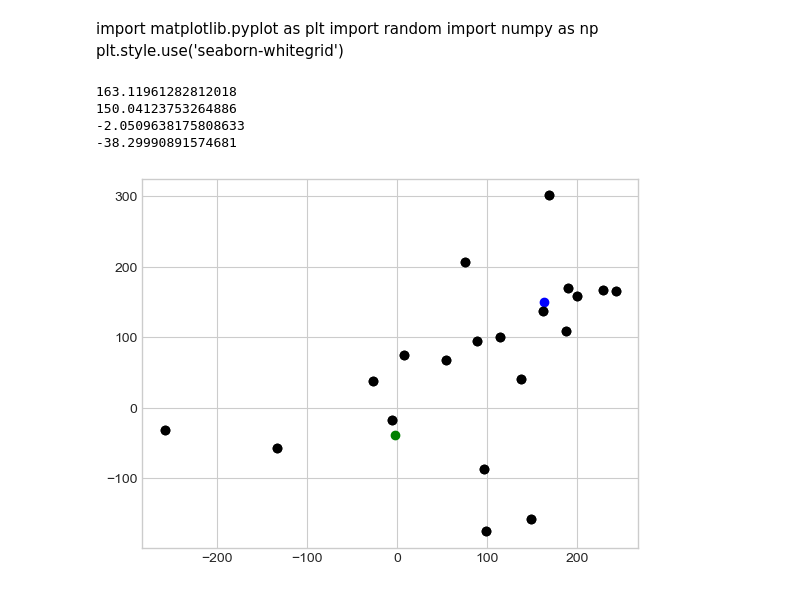
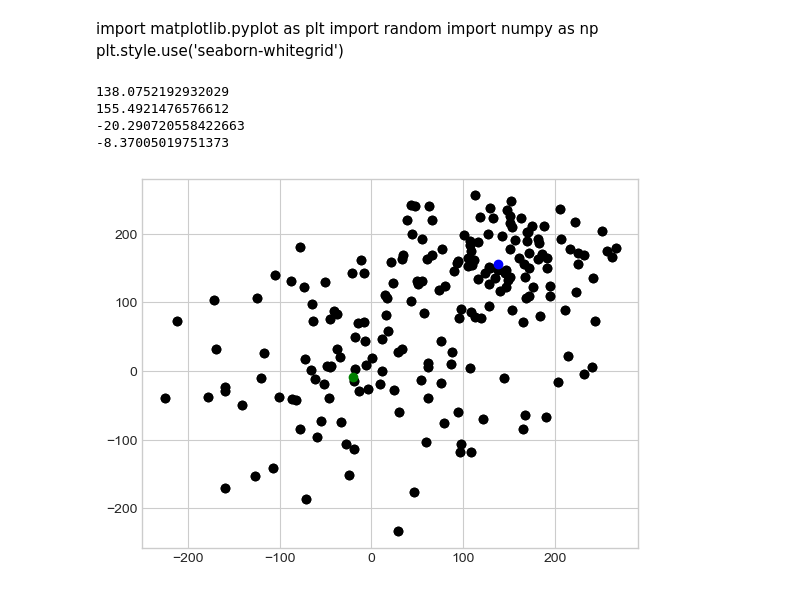
Before and after one commit to lucasc073/GMM1, a Jupyter notebook: K means.ipynb, the cells around one changed output. Saved outputs shown, nothing was run; the diff lists cells and outputs as text; code cells hidden in the pictures.

```diff
--- a/K means.ipynb
+++ b/K means.ipynb
@@ -12,13 +12,13 @@ import math as math
 # %%
 x = []
 y = []
-for i in range(0, 10):
+for i in range(0, 100):
     x += [np.random.normal(0, 100)]
     y += [np.random.normal(0, 100)]
     x += [np.random.normal(150, 60)]
     y += [np.random.normal(150, 60)]
 
-for i in range(0, 20):
+for i in range(0, 200):
     plt.plot(x[i], y[i], 'o', color='black');
 
 
@@ -36,40 +36,42 @@ for j in range(0, 1000):
     avgy2 = 0;
     count1 = 0
     count2 = 0
 
-    for i in range(0, 20):
+    for i in range(0, 200):
        # print(i)
         #if x[i]>200 and y[i]>200:
          #   print(x[i], y[i])
           #  print(math.sqrt((x[i]-kx1)**2+(y[i]-ky1)**2))
            # print(math.sqrt((x[i]-kx2)**2+(y[i]-ky2)**2))
 
         if math.sqrt((x[i]-kx1)**2+(y[i]-ky1)**2) < math.sqrt((x[i]-kx2)**2+(y[i]-ky2)**2):
             avgx1 += x[i]
             avgy1 += y[i]
             count1 += 1
         else:
             avgx2 += x[i]
             avgy2 += y[i]
             count2 += 1
     kx1 = avgx1/count1
     kx2 = avgx2/count2
     ky1 = avgy1/count1
     ky2 = avgy2/count2
 
+
+
+for i in range(0, 200):
+    plt.plot(x[i], y[i], 'o', color='black');
+
 plt.plot(kx1, ky1, 'o', color='blue')
 plt.plot(kx2, ky2, 'o', color='green')
-
-for i in range(0, 20):
-    plt.plot(x[i], y[i], 'o', color='black');
 print(kx1)
 print(ky1)
 print(kx2)
 print(ky2)
 # %% [output]
-163.11961282812018
-150.04123753264886
--2.0509638175808633
--38.29990891574681
+138.0752192932029
+155.4921476576612
+-20.290720558422663
+-8.37005019751373
-[figure, old version]
+[figure, new version]
 # %%
```
Also changed, not shown: parts of 2 cells of this notebook.
